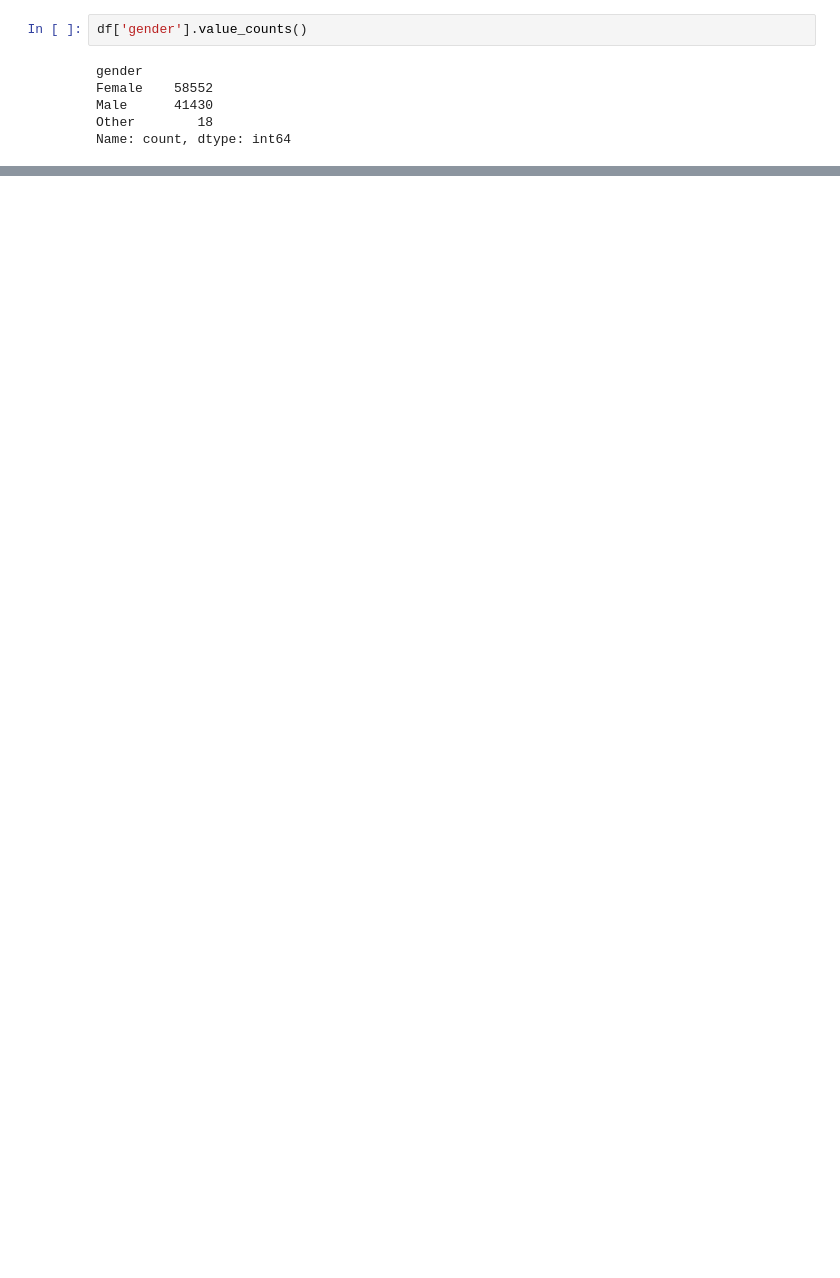
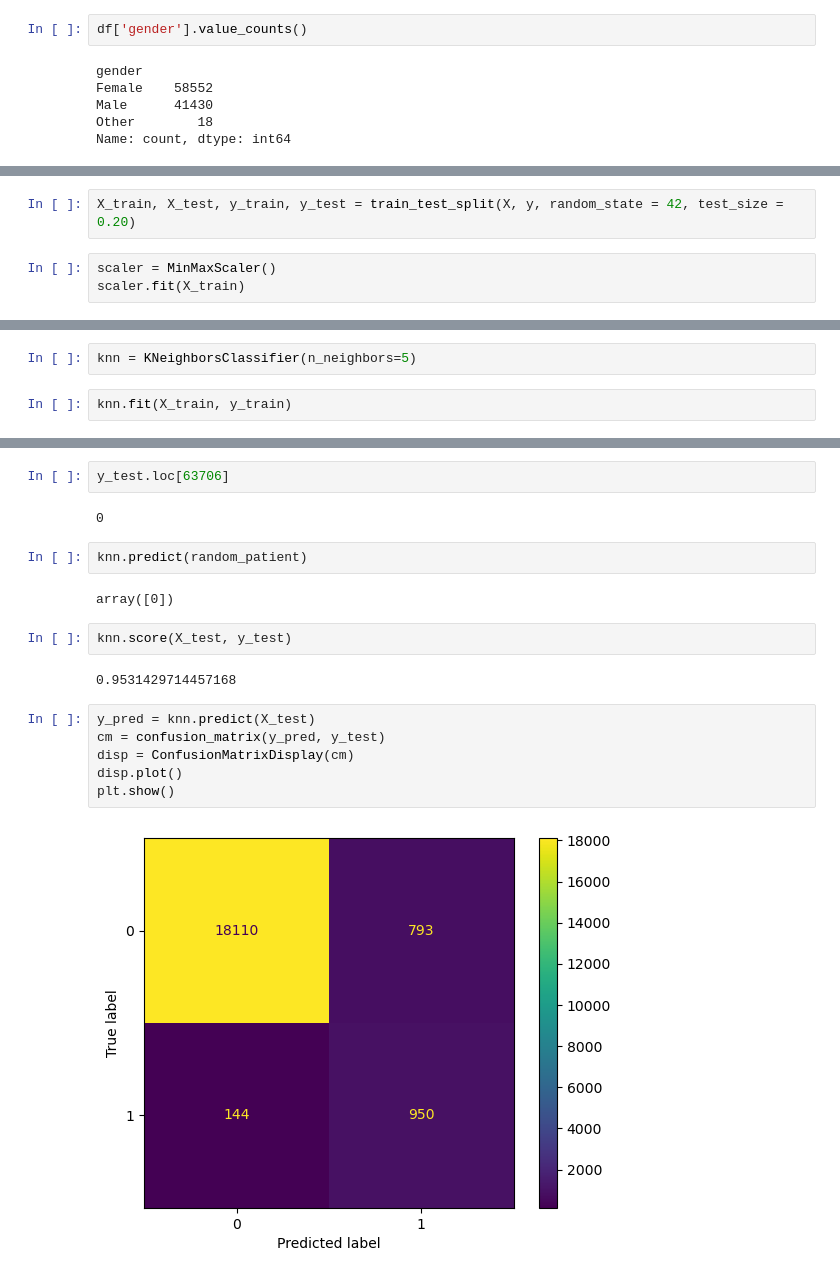
Before and after one commit to TebasMartinez/mini-project-ml-predictive-model-development-and-analysis, a Jupyter notebook: main.ipynb, the cells around one changed output, grey strips where cells are left out. Cells and saved outputs as stored; diff of their text form; blank space fills up the shorter version.

```diff
--- a/main.ipynb
+++ b/main.ipynb
@@ -131,0 +194,5 @@ plt.show()
+# %%
+X_train, X_test, y_train, y_test = train_test_split(X, y, random_state = 42, test_size = 0.20)
+# %%
+scaler = MinMaxScaler()
+scaler.fit(X_train)
@@ -131,0 +208,4 @@ plt.show()
+# %%
+knn = KNeighborsClassifier(n_neighbors=5)
+# %%
+knn.fit(X_train, y_train)
@@ -131,0 +220,20 @@ plt.show()
+# %%
+y_test.loc[63706]
+# %% [output]
+0
+# %%
+knn.predict(random_patient)
+# %% [output]
+array([0])
+# %%
+knn.score(X_test, y_test)
+# %% [output]
+0.9531429714457168
+# %%
+y_pred = knn.predict(X_test)
+cm = confusion_matrix(y_pred, y_test)
+disp = ConfusionMatrixDisplay(cm)
+disp.plot()
+plt.show()
+# %% [output]
+[figure, added]
```
Also changed, not shown: parts of 63 cells of this notebook.
